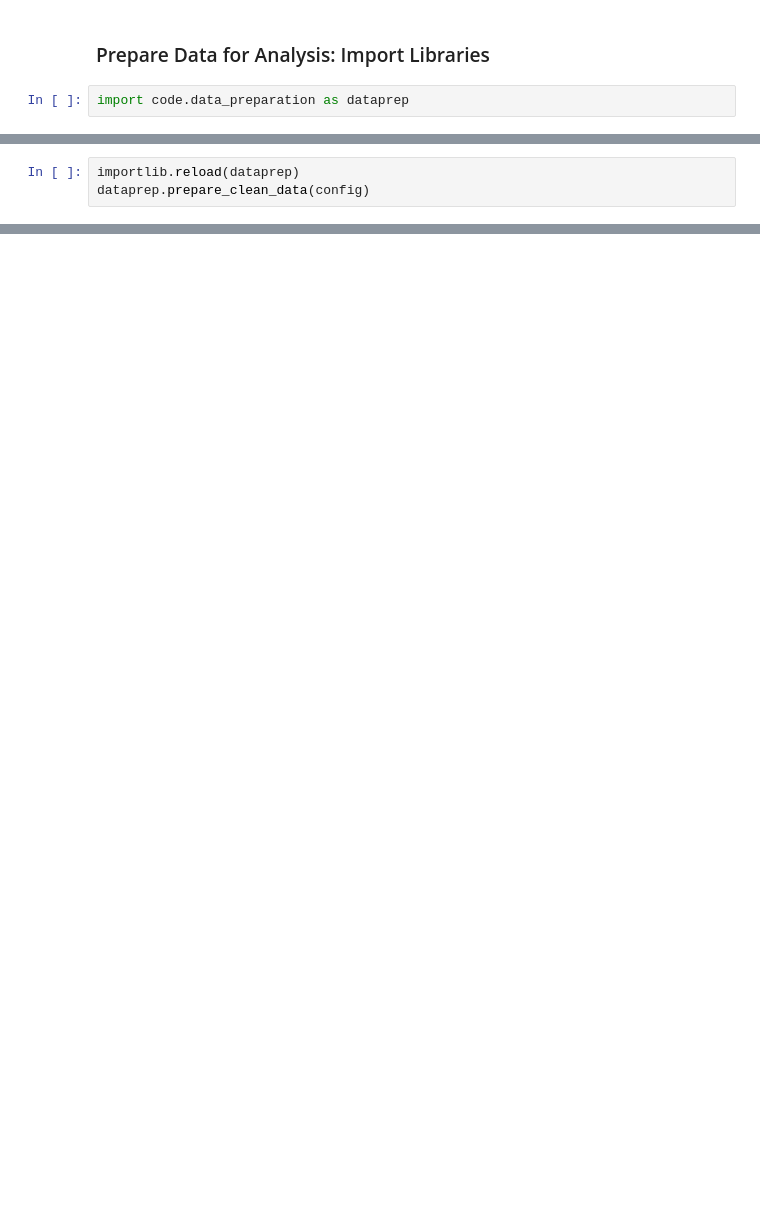
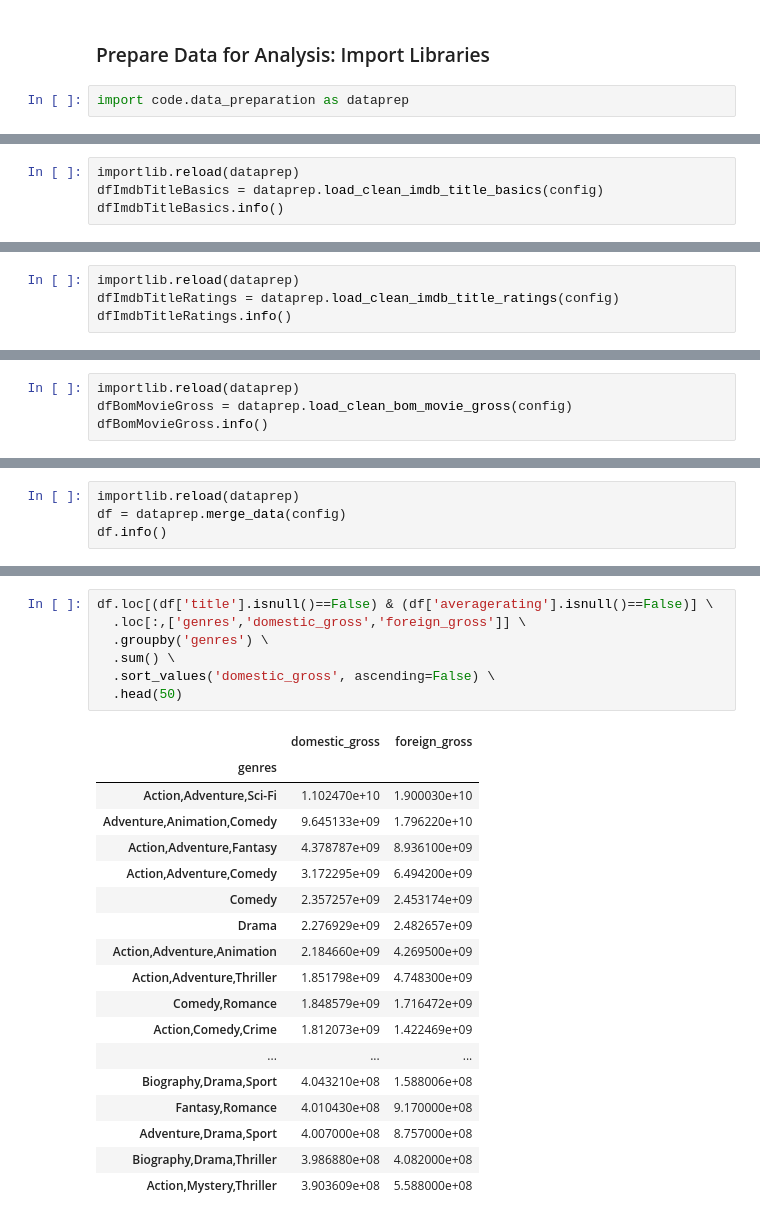
Before and after one commit to ds2012-flatiron/dsc-phase-1-project, a Jupyter notebook: student.ipynb, the cells around one changed output, grey strips where cells are left out. Cells and saved outputs as stored; diff of their text form; blank space fills up the shorter version.

Commit message:
Final commit of data prep stages. Functionality in data_preparation.py is largely finalized.

```diff
--- a/student.ipynb
+++ b/student.ipynb
@@ -72,3 +104,4 @@ import code.data_preparation as dataprep
 # %%
 importlib.reload(dataprep)
-dataprep.prepare_clean_data(config)
+dfImdbTitleBasics = dataprep.load_clean_imdb_title_basics(config)
+dfImdbTitleBasics.info()
@@ -74,0 +122,4 @@ dataprep.prepare_clean_data(config)
+# %%
+importlib.reload(dataprep)
+dfImdbTitleRatings = dataprep.load_clean_imdb_title_ratings(config)
+dfImdbTitleRatings.info()
@@ -74,0 +137,4 @@ dataprep.prepare_clean_data(config)
+# %%
+importlib.reload(dataprep)
+dfBomMovieGross = dataprep.load_clean_bom_movie_gross(config)
+dfBomMovieGross.info()
@@ -74,0 +154,4 @@ dataprep.prepare_clean_data(config)
+# %%
+importlib.reload(dataprep)
+df = dataprep.merge_data(config)
+df.info()
@@ -74,0 +179,26 @@ dataprep.prepare_clean_data(config)
+# %%
+df.loc[(df['title'].isnull()==False) & (df['averagerating'].isnull()==False)] \
+  .loc[:,['genres','domestic_gross','foreign_gross']] \
+  .groupby('genres') \
+  .sum() \
+  .sort_values('domestic_gross', ascending=False) \
+  .head(50)
+# %% [output]
+|  | domestic_gross | foreign_gross |
+| genres |  |  |
+| Action,Adventure,Sci-Fi | 1.102470e+10 | 1.900030e+10 |
+| Adventure,Animation,Comedy | 9.645133e+09 | 1.796220e+10 |
+| Action,Adventure,Fantasy | 4.378787e+09 | 8.936100e+09 |
+| Action,Adventure,Comedy | 3.172295e+09 | 6.494200e+09 |
+| Comedy | 2.357257e+09 | 2.453174e+09 |
+| Drama | 2.276929e+09 | 2.482657e+09 |
+| Action,Adventure,Animation | 2.184660e+09 | 4.269500e+09 |
+| Action,Adventure,Thriller | 1.851798e+09 | 4.748300e+09 |
+| Comedy,Romance | 1.848579e+09 | 1.716472e+09 |
+| Action,Comedy,Crime | 1.812073e+09 | 1.422469e+09 |
+| ... | ... | ... |
+| Biography,Drama,Sport | 4.043210e+08 | 1.588006e+08 |
+| Fantasy,Romance | 4.010430e+08 | 9.170000e+08 |
+| Adventure,Drama,Sport | 4.007000e+08 | 8.757000e+08 |
+| Biography,Drama,Thriller | 3.986880e+08 | 4.082000e+08 |
+| Action,Mystery,Thriller | 3.903609e+08 | 5.588000e+08 |
```
Also changed, not shown: parts of 17 cells of this notebook, 1 other file.
